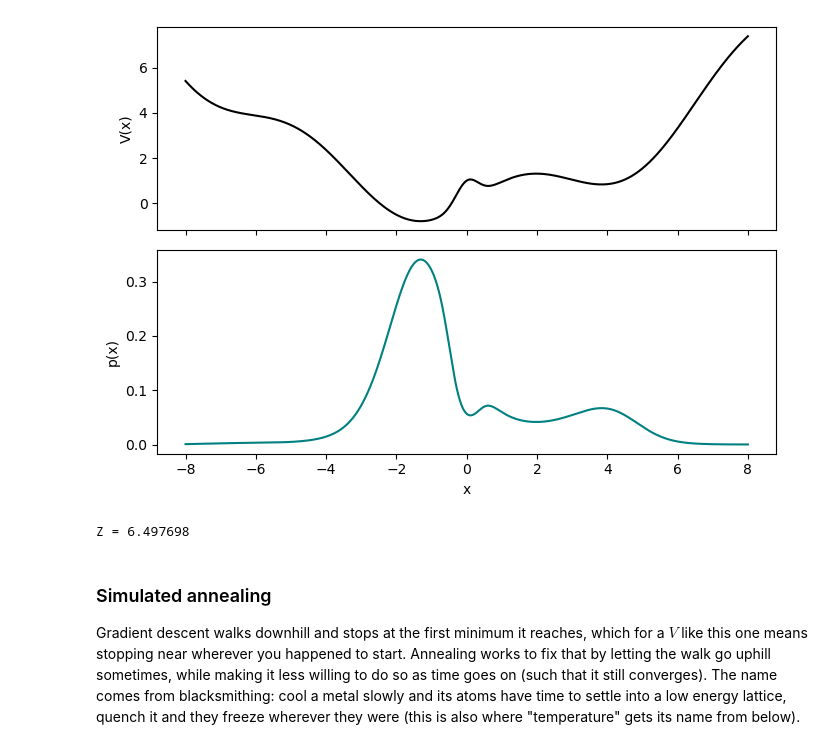
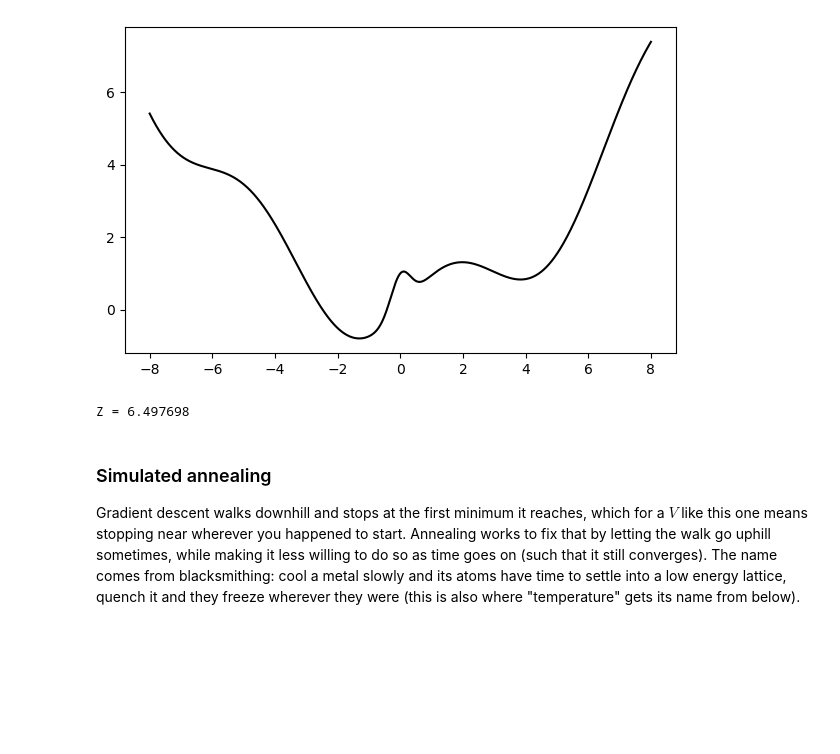
Before and after one commit to Niccolo-Bal/numerical-methods, a Jupyter notebook: notebooks/minimization.ipynb, the cells around one changed output. Cells and saved outputs as stored; diff of their text form; code cells hidden in the pictures; blank space fills up the shorter version.

```diff
--- a/notebooks/minimization.ipynb
+++ b/notebooks/minimization.ipynb
@@ -28,31 +23,24 @@ Since $e^{-x}$ is decreasing, the mode of $p$ sits wherever $V$ is smallest (thi
 # %%
 v = lambda x: (
     (x**2 / 10) + (np.sin(x)) + (np.exp(-5*(x**2)))
 )
 
 z = integrals.midpoint_area(lambda x: np.exp(-v(x)), -10, 10, 20_000)
 
 p = lambda x: (
     (1 / z) * (np.exp(-v(x)))
 )
 
 xs = np.linspace(-8, 8, 2_000)
 
-fig, (top, bottom) = plt.subplots(2, 1, figsize = (7, 5), sharex = True)
-
-top.plot(xs, v(xs), color = "black")
-top.set_ylabel("V(x)")
-
-bottom.plot(xs, p(xs), color = "teal")
-bottom.set_ylabel("p(x)")
-bottom.set_xlabel("x")
+plt.plot(xs, v(xs), color = "black")
 
 plt.tight_layout()
 plt.show()
 
 print(f"Z = {z:.6f}")
 # %% [output]
-[figure, old version]
+[figure, new version]
 Z = 6.497698
 # %% [markdown]
 ### Simulated annealing
```
Also changed, not shown: parts of 2 cells of this notebook, 2 other files.
